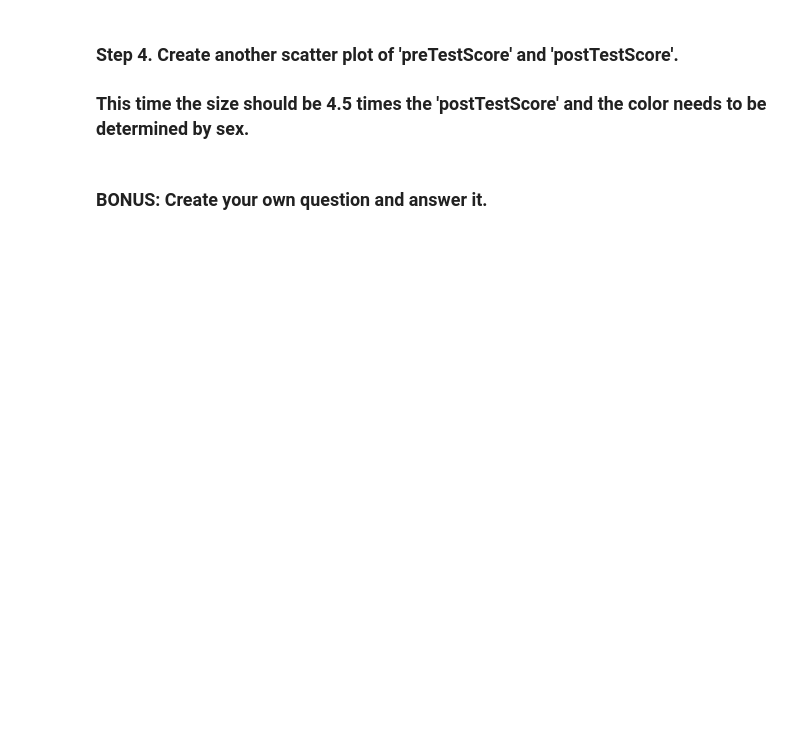
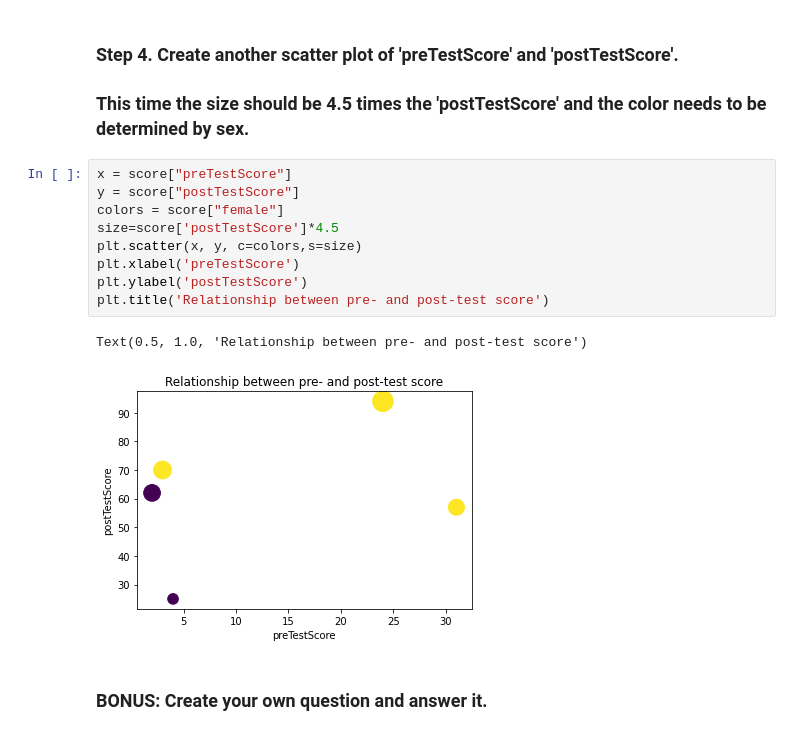
Before and after one commit to soukaina-aithammou/becode_tasks, a Jupyter notebook: 3.data_tools/data_visualization/drills/Scores/Exercises.ipynb, the cells around one changed output. Cells and saved outputs as stored; diff of their text form; blank space fills up the shorter version.

```diff
--- a/3.data_tools/data_visualization/drills/Scores/Exercises.ipynb
+++ b/3.data_tools/data_visualization/drills/Scores/Exercises.ipynb
@@ -37,5 +49,17 @@ score
 # %% [markdown]
 ### Step 4. Create another scatter plot of 'preTestScore' and 'postTestScore'.
 ### This time the size should be 4.5 times the 'postTestScore' and the color needs to be determined by sex.
+# %%
+x = score["preTestScore"]
+y = score["postTestScore"]
+colors = score["female"]
+size=score['postTestScore']*4.5
+plt.scatter(x, y, c=colors,s=size)
+plt.xlabel('preTestScore')
+plt.ylabel('postTestScore')
+plt.title('Relationship between pre- and post-test score')
+# %% [output]
+Text(0.5, 1.0, 'Relationship between pre- and post-test score')
+[figure, added]
 # %% [markdown]
 ### BONUS: Create your own question and answer it.
```
Also changed, not shown: parts of 1 cell of this notebook, 3 other files.
